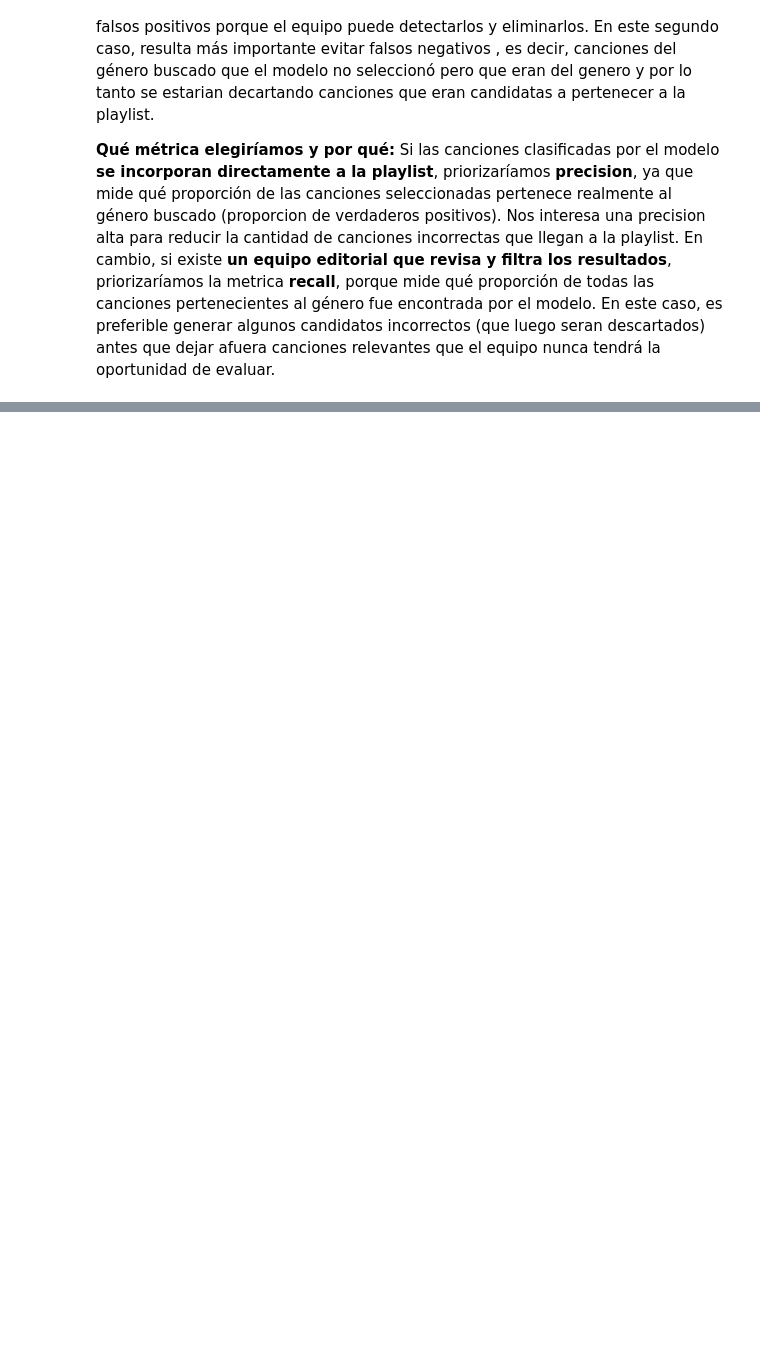
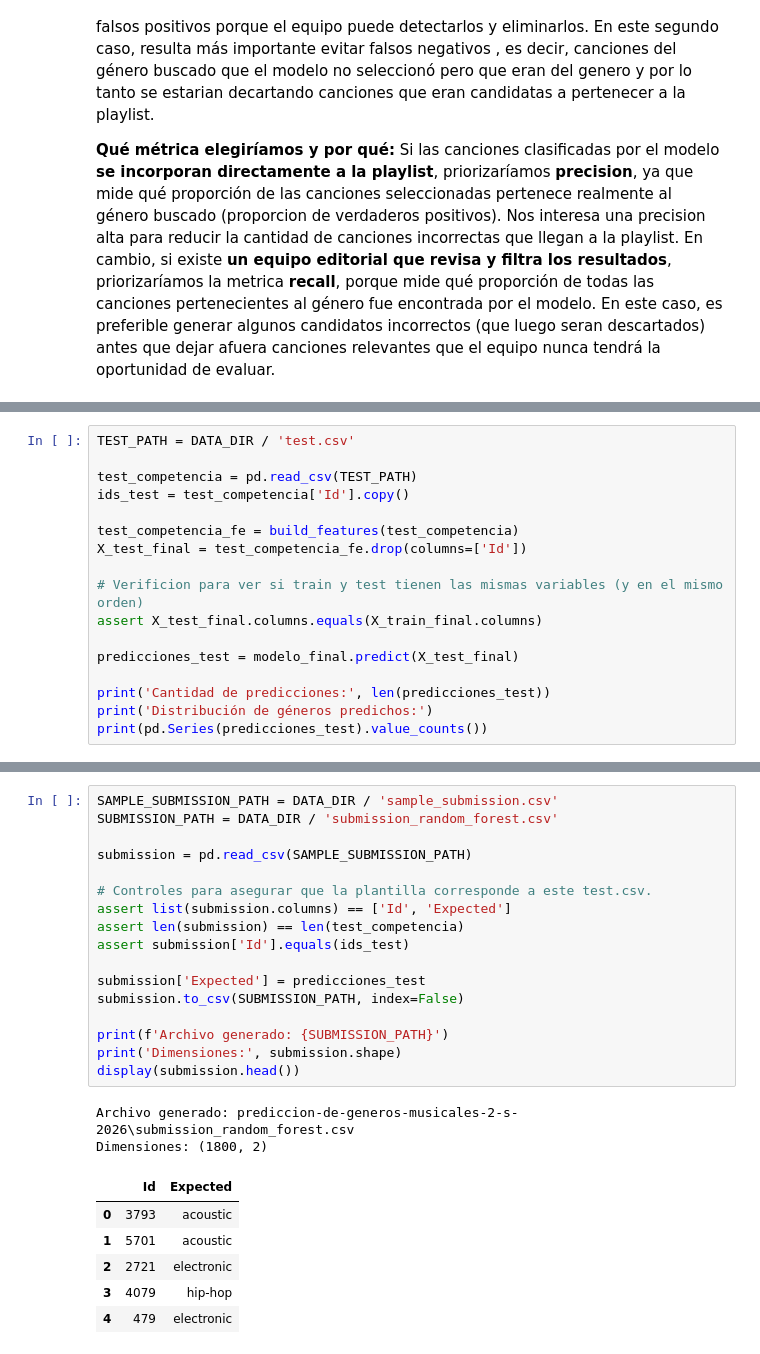
Before and after one commit to mvbullrich/tp2-tdvi-spotify, a Jupyter notebook: TP2_TDVI_ejecutado.ipynb, the cells around one changed output, grey strips where cells are left out. Drawn from its saved outputs; the diff is of its cells as text; blank space fills up the shorter version.

```diff
--- a/TP2_TDVI_ejecutado.ipynb
+++ b/TP2_TDVI_ejecutado.ipynb
@@ -1246,0 +1287,17 @@ Para implementar esta metrica también comprobaríamos la calibración de las pr
+# %%
+TEST_PATH = DATA_DIR / 'test.csv'
+
+test_competencia = pd.read_csv(TEST_PATH)
+ids_test = test_competencia['Id'].copy()
+
+test_competencia_fe = build_features(test_competencia)
+X_test_final = test_competencia_fe.drop(columns=['Id'])
+
+# Verificion para ver si train y test tienen las mismas variables (y en el mismo orden)
+assert X_test_final.columns.equals(X_train_final.columns)
+
+predicciones_test = modelo_final.predict(X_test_final)
+
+print('Cantidad de predicciones:', len(predicciones_test))
+print('Distribución de géneros predichos:')
+print(pd.Series(predicciones_test).value_counts())
@@ -1246,0 +1318,26 @@ Para implementar esta metrica también comprobaríamos la calibración de las pr
+# %%
+SAMPLE_SUBMISSION_PATH = DATA_DIR / 'sample_submission.csv'
+SUBMISSION_PATH = DATA_DIR / 'submission_random_forest.csv'
+
+submission = pd.read_csv(SAMPLE_SUBMISSION_PATH)
+
+# Controles para asegurar que la plantilla corresponde a este test.csv.
+assert list(submission.columns) == ['Id', 'Expected']
+assert len(submission) == len(test_competencia)
+assert submission['Id'].equals(ids_test)
+
+submission['Expected'] = predicciones_test
+submission.to_csv(SUBMISSION_PATH, index=False)
+
+print(f'Archivo generado: {SUBMISSION_PATH}')
+print('Dimensiones:', submission.shape)
+display(submission.head())
+# %% [output]
+Archivo generado: prediccion-de-generos-musicales-2-s-2026\submission_random_forest.csv
+Dimensiones: (1800, 2)
+|  | Id | Expected |
+| 0 | 3793 | acoustic |
+| 1 | 5701 | acoustic |
+| 2 | 2721 | electronic |
+| 3 | 4079 | hip-hop |
+| 4 | 479 | electronic |
```
Also changed, not shown: parts of 6 cells of this notebook, 1 other file.
